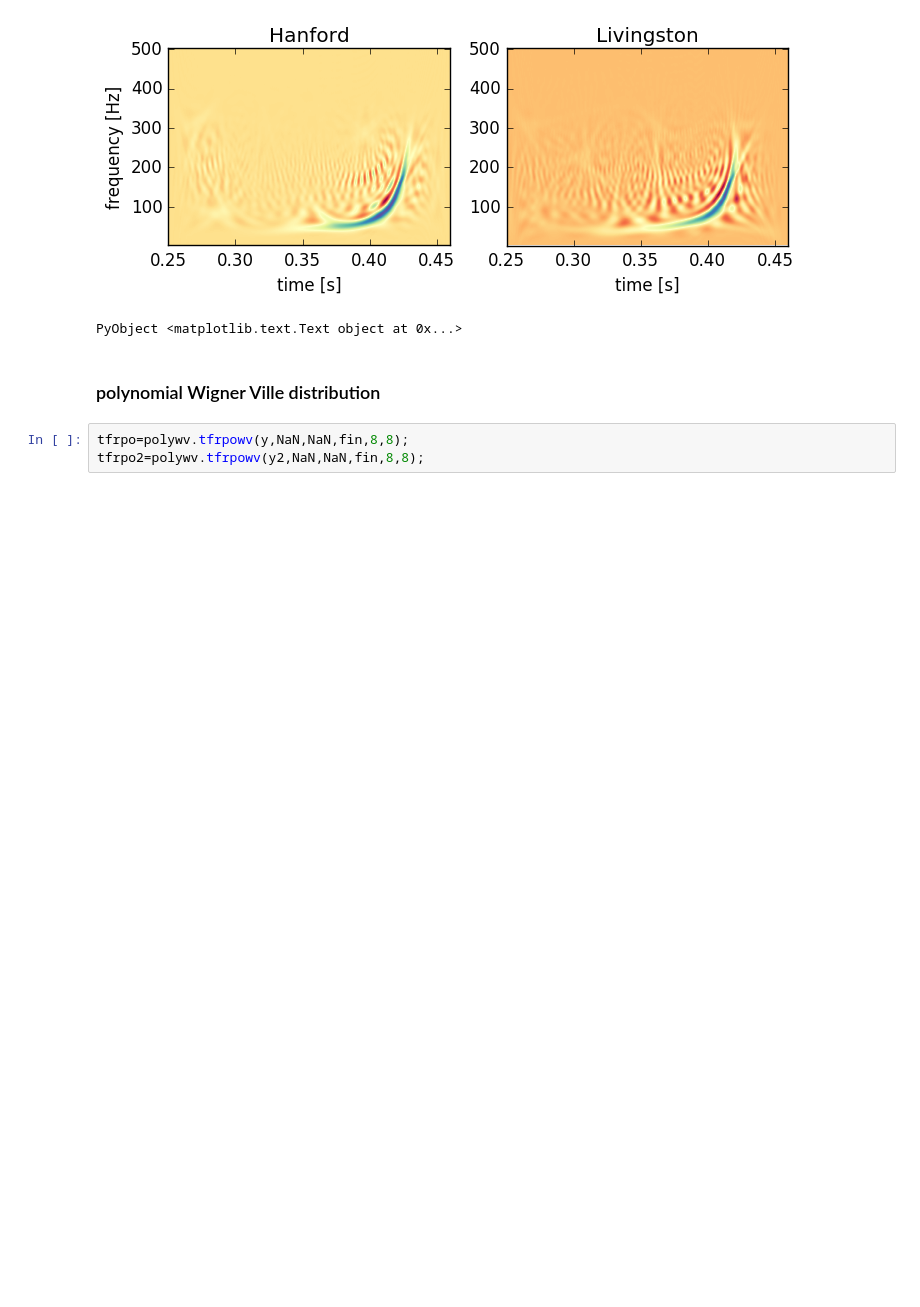
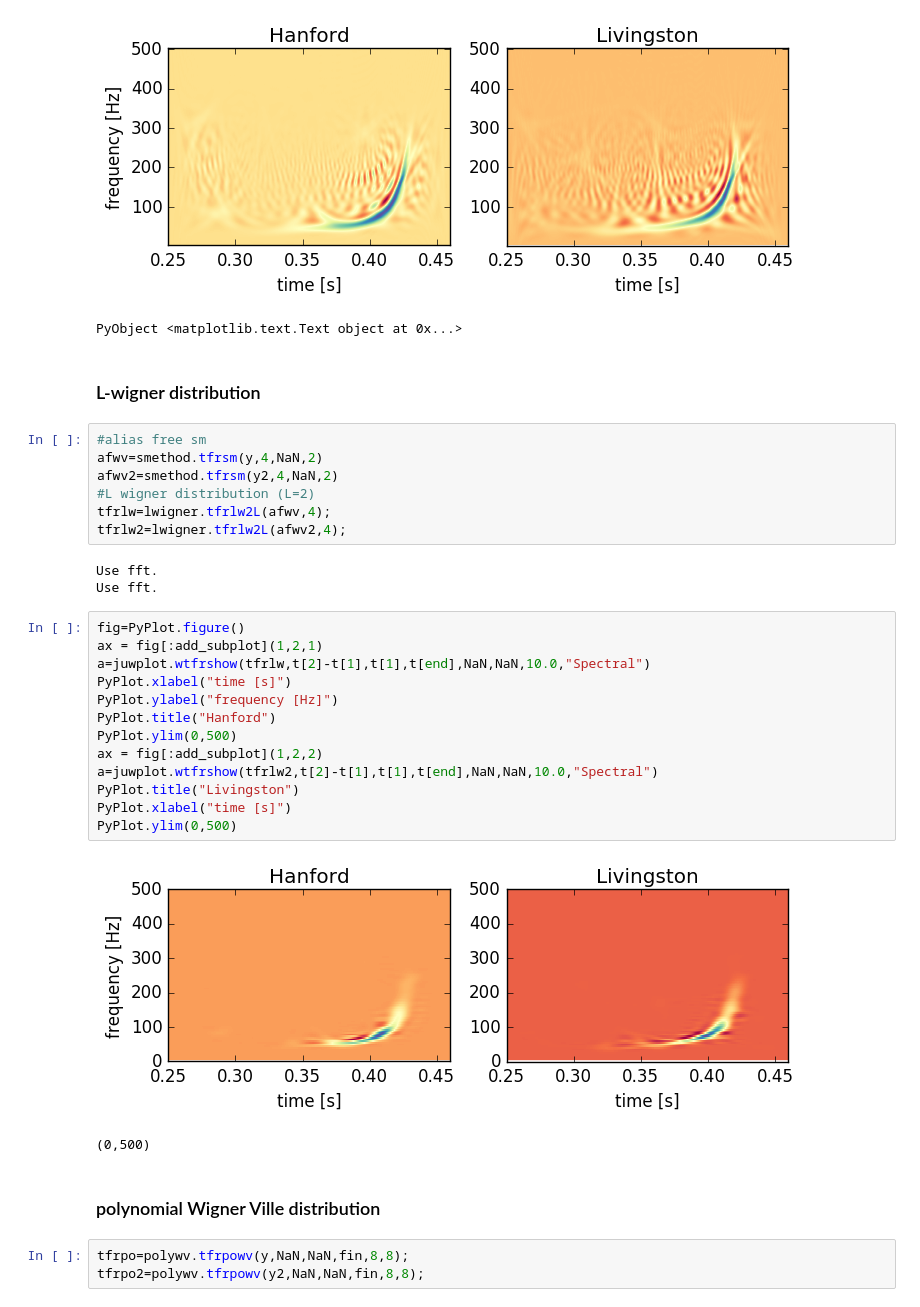
Before and after one commit to HajimeKawahara/juwvid, a Jupyter notebook: ipynb/Application to LIGO data.ipynb, the cells around one changed output. Cells and saved outputs as stored; diff of their text form; blank space fills up the shorter version.

```diff
--- a/ipynb/Application to LIGO data.ipynb
+++ b/ipynb/Application to LIGO data.ipynb
@@ -83,6 +83,34 @@ PyPlot.xlabel("time [s]")
 # %% [output]
 [figure]
 PyObject <matplotlib.text.Text object at 0x...>
+# %% [markdown]
+### L-wigner distribution
+# %%
+#alias free sm
+afwv=smethod.tfrsm(y,4,NaN,2)
+afwv2=smethod.tfrsm(y2,4,NaN,2)
+#L wigner distribution (L=2)
+tfrlw=lwigner.tfrlw2L(afwv,4);
+tfrlw2=lwigner.tfrlw2L(afwv2,4);
+# %% [output]
+Use fft.
+Use fft.
+# %%
+fig=PyPlot.figure()
+ax = fig[:add_subplot](1,2,1)
+a=juwplot.wtfrshow(tfrlw,t[2]-t[1],t[1],t[end],NaN,NaN,10.0,"Spectral")
+PyPlot.xlabel("time [s]")
+PyPlot.ylabel("frequency [Hz]")
+PyPlot.title("Hanford")
+PyPlot.ylim(0,500)
+ax = fig[:add_subplot](1,2,2)
+a=juwplot.wtfrshow(tfrlw2,t[2]-t[1],t[1],t[end],NaN,NaN,10.0,"Spectral")
+PyPlot.title("Livingston")
+PyPlot.xlabel("time [s]")
+PyPlot.ylim(0,500)
+# %% [output]
+[figure, added]
+(0,500)
 # %% [markdown]
 ### polynomial Wigner Ville distribution
 # %%
```
Also changed, not shown: 1 other file.
